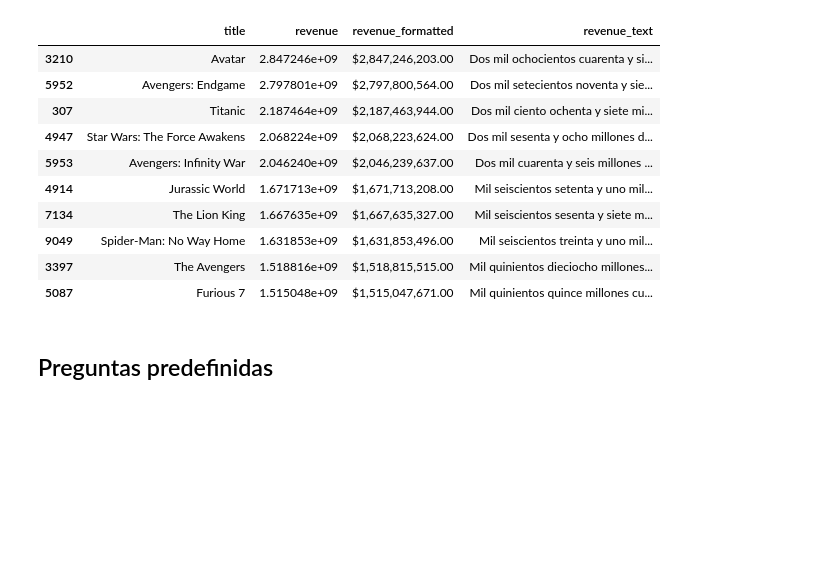
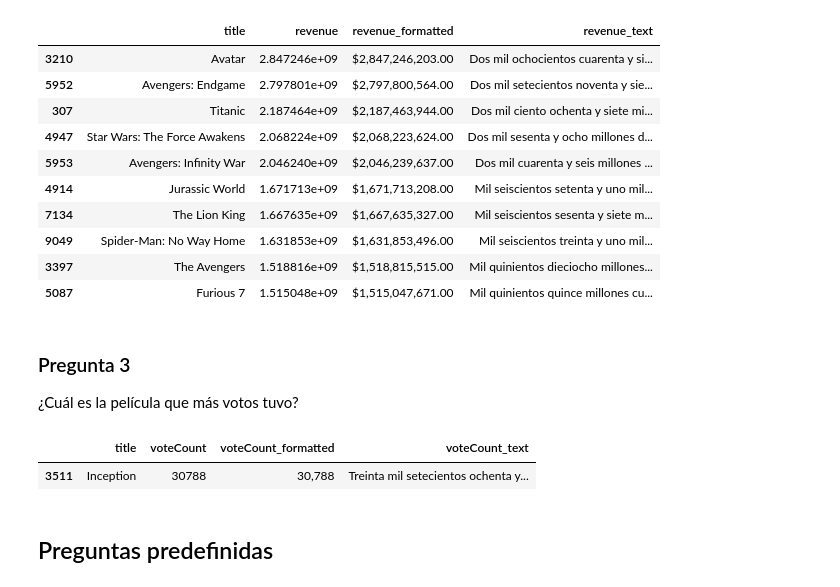
Before and after one commit to Gxrco/DM-HT1, a Jupyter notebook: descriptive_analysis.ipynb, the cells around one changed output. Saved outputs shown, nothing was run; the diff lists cells and outputs as text; code cells hidden in the pictures; blank space fills up the shorter version.

Commit message:
feat(analysis): get most voted movie with formatted values

```diff
--- a/descriptive_analysis.ipynb
+++ b/descriptive_analysis.ipynb
@@ -66,6 +66,23 @@ display(top_revenue_movies)
 | 9049 | Spider-Man: No Way Home | 1.631853e+09 | $1,631,853,496.00 | Mil seiscientos treinta y uno mil... |
 | 3397 | The Avengers | 1.518816e+09 | $1,518,815,515.00 | Mil quinientos dieciocho millones... |
 | 5087 | Furious 7 | 1.515048e+09 | $1,515,047,671.00 | Mil quinientos quince millones cu... |
+# %% [markdown]
+### Pregunta 3
+¿Cuál es la película que más votos tuvo?
+# %%
+most_voted_movie = df[['title', 'voteCount']].sort_values(by='voteCount', ascending=False).head(1)
+
+most_voted_movie = most_voted_movie.assign(
+    voteCount_formatted=most_voted_movie['voteCount'].apply(lambda y: f"{y:,}"),
+    voteCount_text=most_voted_movie['voteCount'].apply(lambda y: num2words(y, lang='es').capitalize() + " votos")
+)
+
+pd.set_option('display.max_colwidth', None)
+
+display(most_voted_movie)
+# %% [output]
+|  | title | voteCount | voteCount_formatted | voteCount_text |
+| 3511 | Inception | 30788 | 30,788 | Treinta mil setecientos ochenta y... |
 # %% [markdown]
 ## Preguntas predefinidas
 # %% [markdown]
```
